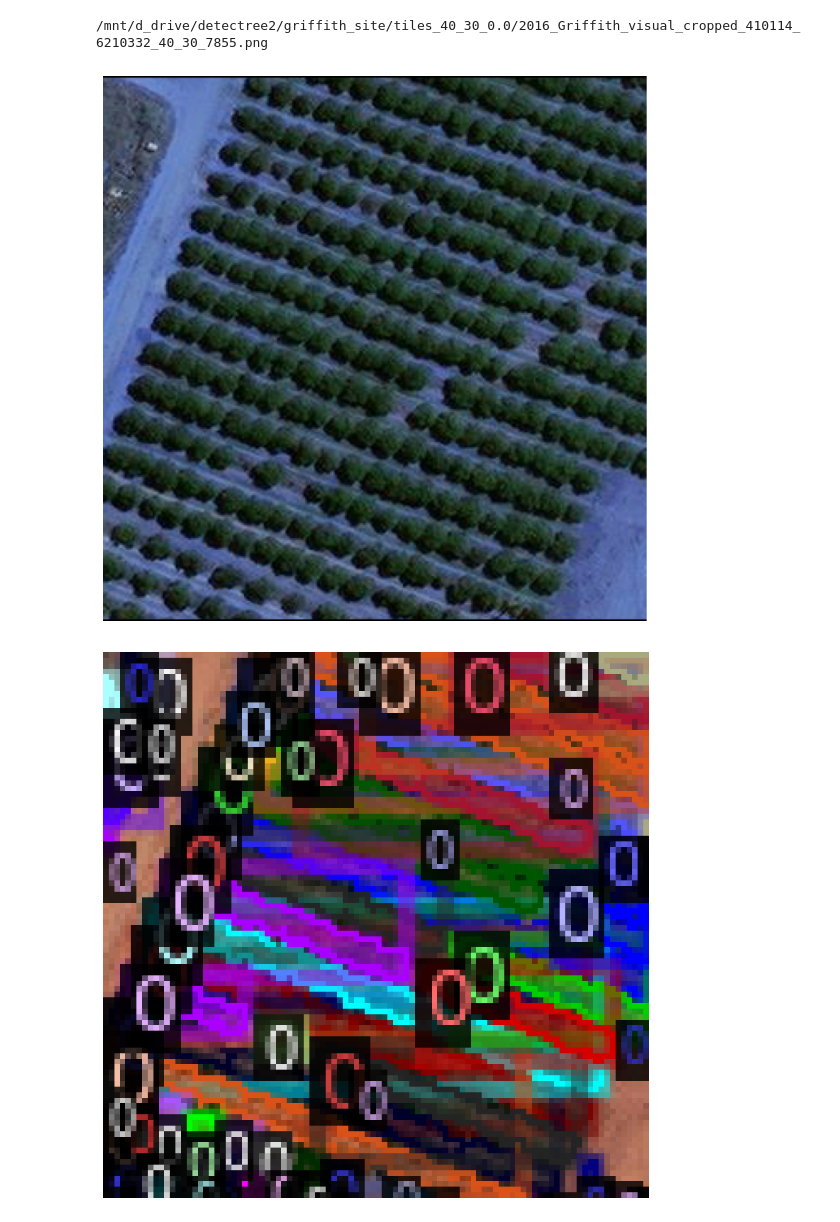
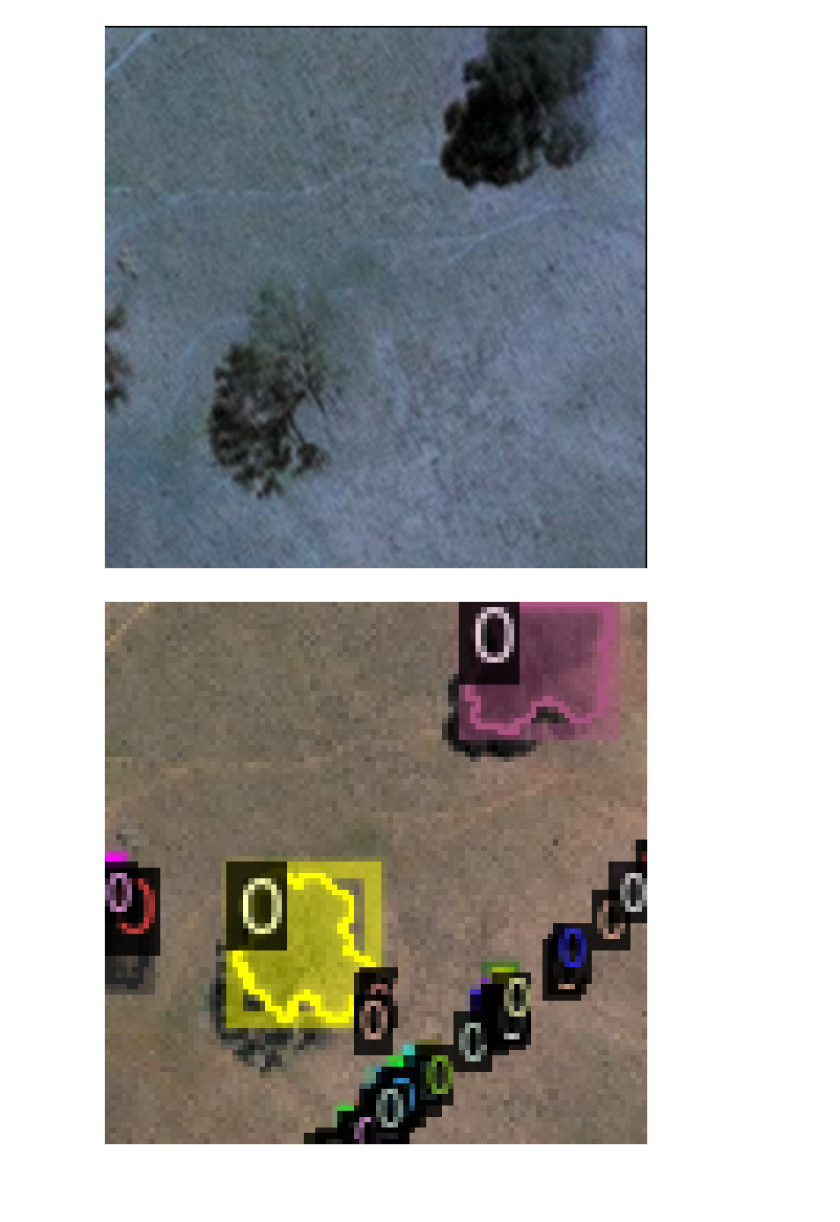
Before and after one commit to roozbeh442/detectree2_rooz, a Jupyter notebook: train_image_display.ipynb, the cells around one changed output. Saved outputs shown, nothing was run; the diff lists cells and outputs as text; code cells hidden in the pictures; blank space fills up the shorter version.

Commit message:
add train image

```diff
--- a/train_image_display.ipynb
+++ b/train_image_display.ipynb
@@ -8,28 +8,27 @@ from PIL import Image
 # %%
 import os
 import matplotlib.pyplot as plt
 name = "Danum"
 train_location = "/mnt/d_drive/detectree2/griffith_site/tiles_40_30_0.0/train"
 train_imgs = os.listdir(train_location)
 dataset_dicts = combine_dicts(train_location, 1) # The number gives the fold to visualise
 trees_metadata = MetadataCatalog.get(name + "_train")
 
-d = dataset_dicts[1]
+d = dataset_dicts[12]
 
 img = cv2.imread(d["file_name"])
 plt.figure(figsize=(8,8))
 plt.imshow(img)
 plt.axis('off')
 
 visualizer = Visualizer(img[:, :, ::-1], metadata=trees_metadata, scale=0.3)
 out = visualizer.draw_dataset_dict(d)
 image = cv2.cvtColor(out.get_image()[:, :, ::-1], cv2.COLOR_BGR2RGB)
 # display(Image.fromarray(image))
 plt.figure(figsize=(8,8))
 plt.imshow(image)
 plt.axis('off')
 plt.show()
 # %% [output]
-/mnt/d_drive/detectree2/griffith_site/tiles_40_30_0.0/2016_Griffith_visual_cropped_410114_6210332_40_30_7855.png
-[figure, old version]
+[figure, new version]
-[figure, old version]
+[figure, new version]
```
